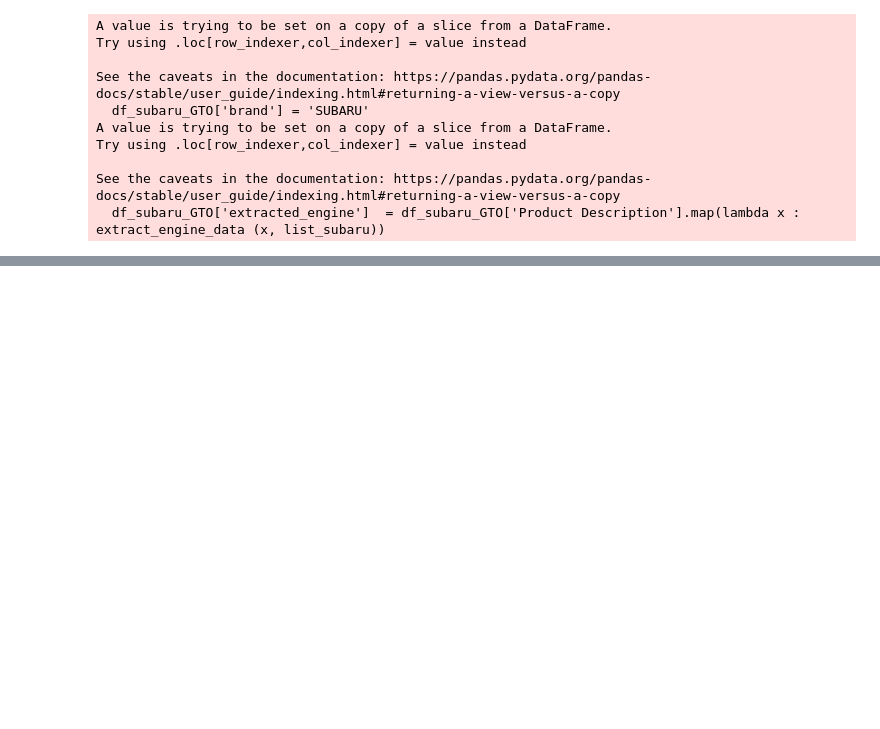
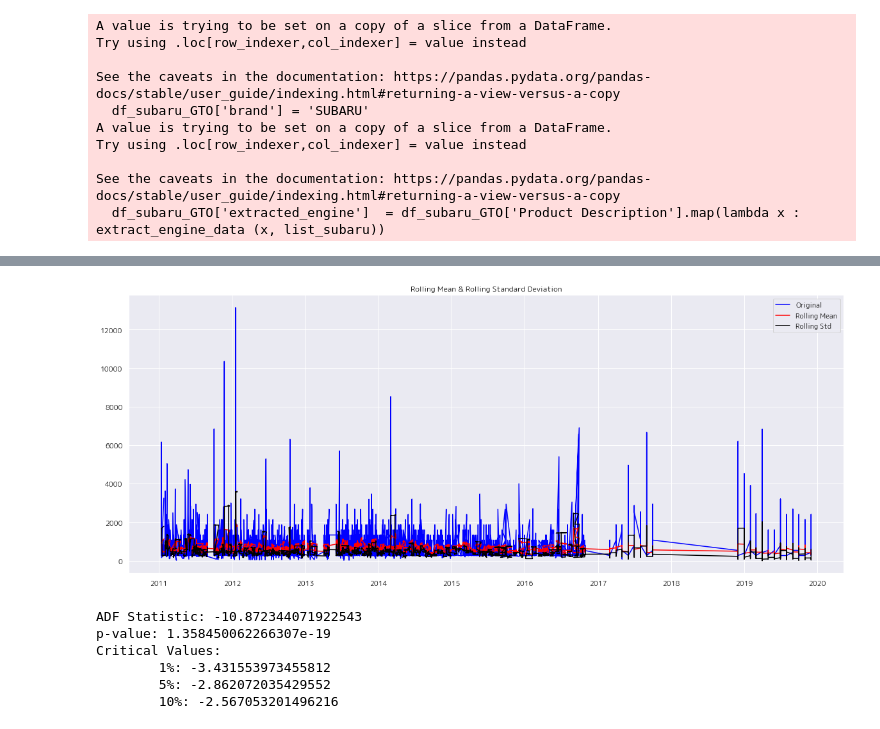
Before and after one commit to vutuanlinh2661998/KAIHO, a Jupyter notebook: GTO_Prediction.ipynb, the cells around one changed output, grey strips where cells are left out. Saved outputs shown, nothing was run; the diff lists cells and outputs as text; code cells hidden in the pictures; blank space fills up the shorter version.

```diff
--- a/GTO_Prediction.ipynb
+++ b/GTO_Prediction.ipynb
@@ -275,0 +739,13 @@ def get_engine_family (name_engine):
+# %%
+plt.figure(figsize=(20,8))
+df_times = em_series.to_frame(name='total')
+rolling_mean = df_times.rolling(window = 12).mean()
+rolling_std = df_times.rolling(window = 12).std()
+plt.plot(df_times, color = 'blue', label = 'Original')
+plt.plot(rolling_mean, color = 'red', label = 'Rolling Mean')
+plt.plot(rolling_std, color = 'black', label = 'Rolling Std')
+plt.legend(loc = 'best')
+plt.title('Rolling Mean & Rolling Standard Deviation')
+plt.show()
+# %% [output]
+[figure, added]
@@ -275,0 +754,14 @@ def get_engine_family (name_engine):
+# %%
+result = adfuller(df_times['total'])
+print('ADF Statistic: {}'.format(result[0]))
+print('p-value: {}'.format(result[1]))
+print('Critical Values:')
+for key, value in result[4].items():
+    print('\t{}: {}'.format(key, value))
+# %% [output]
+ADF Statistic: -10.872344071922543
+p-value: 1.358450062266307e-19
+Critical Values:
+        1%: -3.431553973455812
+        5%: -2.862072035429552
+        10%: -2.567053201496216
```
Also changed, not shown: parts of 78 cells of this notebook, 3 other files.
